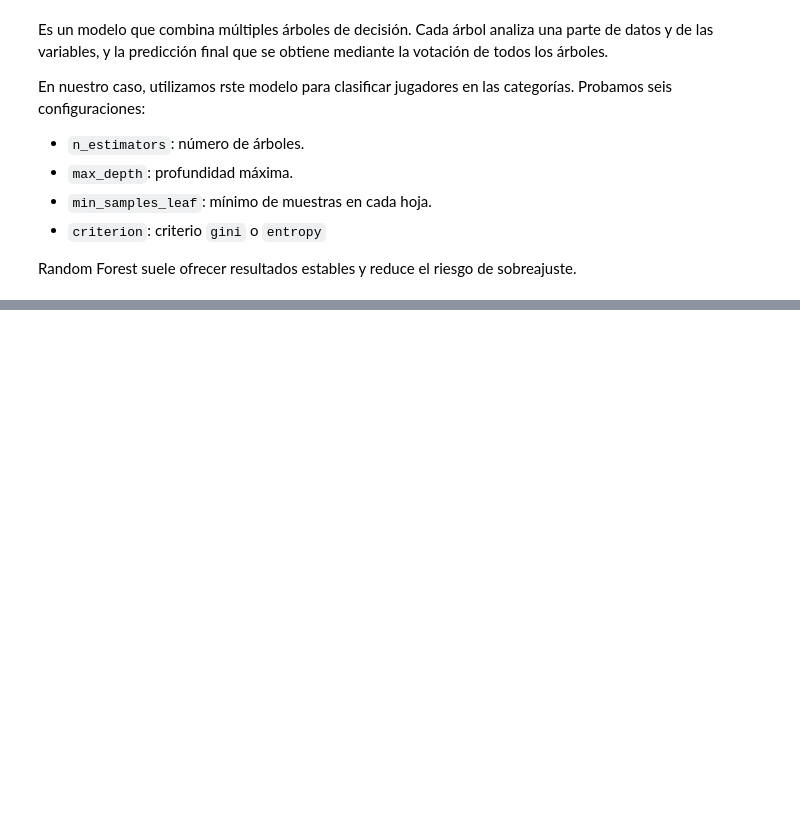
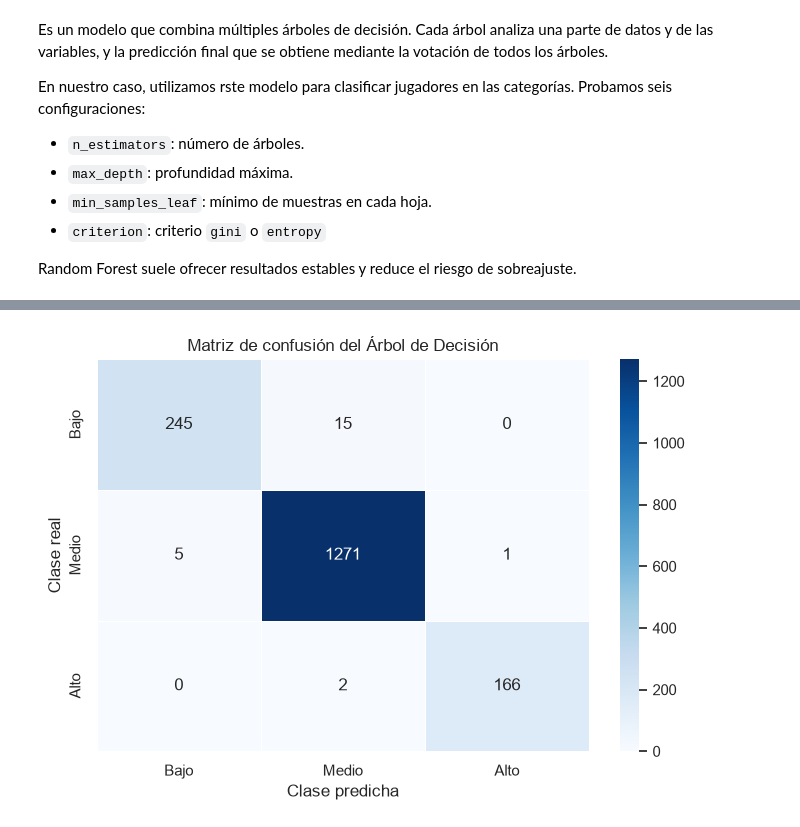
Before and after one commit to pedro-rodriguez-lopez/ML-Practica1-GrupoB9, a Jupyter notebook: PW1_E1_GRUPOB9.ipynb, the cells around one changed output, grey strips where cells are left out. Cells and saved outputs as stored; diff of their text form; code cells hidden in the pictures; blank space fills up the shorter version.

```diff
--- a/PW1_E1_GRUPOB9.ipynb
+++ b/PW1_E1_GRUPOB9.ipynb
@@ -801,0 +1078,47 @@ Mejor configuración de Random Forest:
+# %%
+from sklearn.metrics import confusion_matrix
+import seaborn as sns
+import matplotlib.pyplot as plt
+import pandas as pd
+import numpy as np
+
+clases = ["Bajo", "Medio", "Alto"]
+
+# Convertir y_test solo si contiene valores numéricos
+if pd.api.types.is_numeric_dtype(y_test):
+    y_test_clases = pd.cut(
+        y_test,
+        bins=[-np.inf, 59, 74, np.inf],
+        labels=clases
+    )
+else:
+    y_test_clases = y_test
+
+# predicciones ya contiene las clases
+predicciones_clases = predicciones
+
+matriz = confusion_matrix(
+    y_test_clases,
+    predicciones_clases,
+    labels=clases
+)
+
+plt.figure(figsize=(7, 5))
+
+sns.heatmap(
+    matriz,
+    annot=True,
+    fmt="d",
+    cmap="Blues",
+    xticklabels=clases,
+    yticklabels=clases,
+    linewidths=0.5
+)
+
+plt.title("Matriz de confusión del Árbol de Decisión")
+plt.xlabel("Clase predicha")
+plt.ylabel("Clase real")
+plt.tight_layout()
+plt.show()
+# %% [output]
+[figure, added]
```
Also changed, not shown: parts of 21 cells of this notebook.
